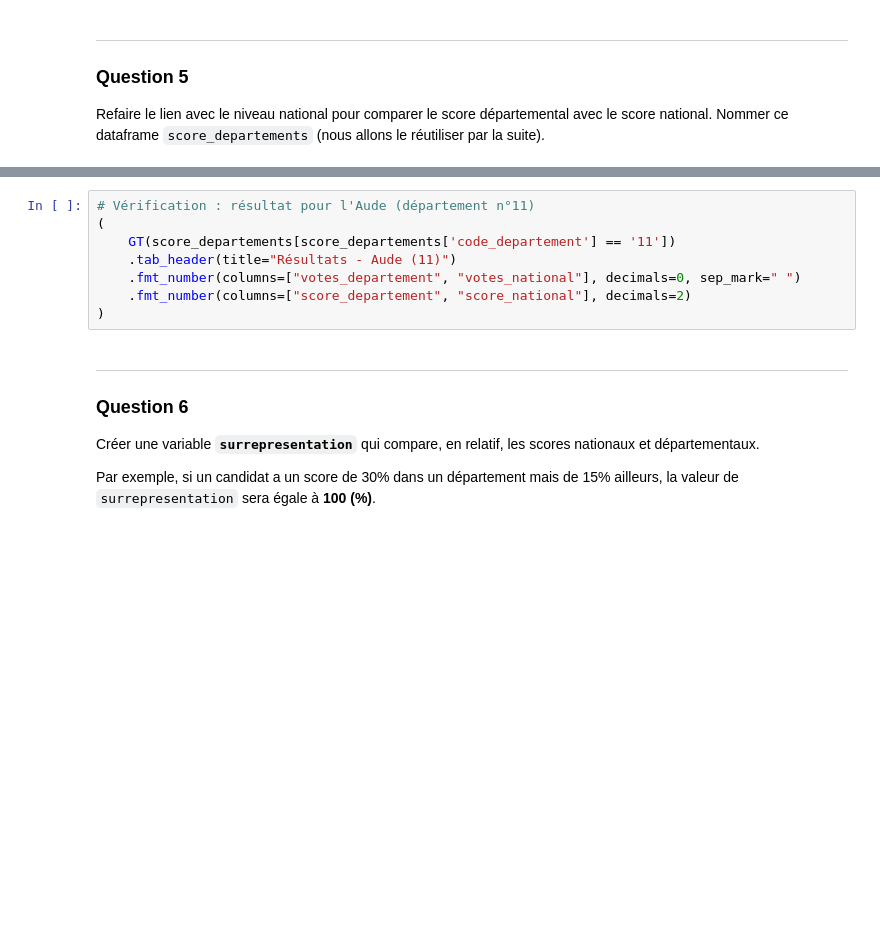
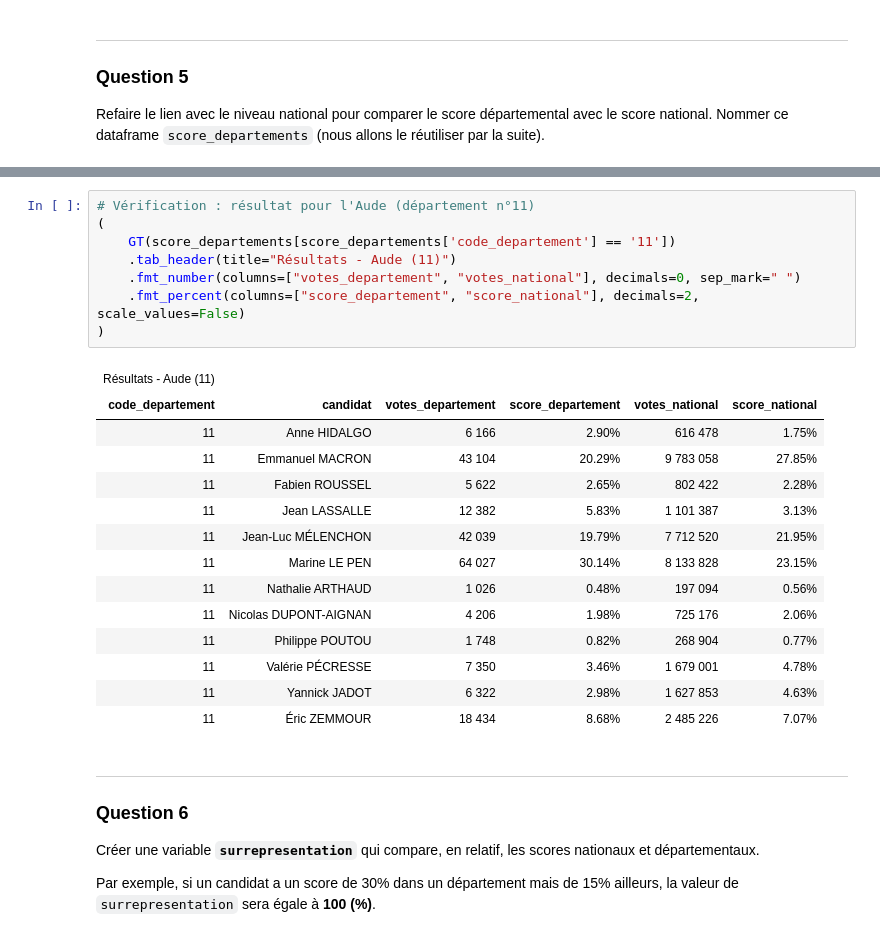
Before and after one commit to zgregi/DM_python_datascience, a Jupyter notebook: main.ipynb, the cells around one changed output, grey strips where cells are left out. Saved outputs shown, nothing was run; the diff lists cells and outputs as text; blank space fills up the shorter version.

```diff
--- a/main.ipynb
+++ b/main.ipynb
@@ -149,11 +244,26 @@ score_departements["ecart_national"] = score_departements["score_departement"] -
 # %%
 # Vérification : résultat pour l'Aude (département n°11)
 (
     GT(score_departements[score_departements['code_departement'] == '11'])
     .tab_header(title="Résultats - Aude (11)")
     .fmt_number(columns=["votes_departement", "votes_national"], decimals=0, sep_mark=" ")
-    .fmt_number(columns=["score_departement", "score_national"], decimals=2)
+    .fmt_percent(columns=["score_departement", "score_national"], decimals=2, scale_values=False)
 )
+# %% [output]
+| Résultats - Aude (11) |  |  |  |  |  |
+| code_departement | candidat | votes_departement | score_departement | votes_national | score_national |
+| 11 | Anne HIDALGO | 6 166 | 2.90% | 616 478 | 1.75% |
+| 11 | Emmanuel MACRON | 43 104 | 20.29% | 9 783 058 | 27.85% |
+| 11 | Fabien ROUSSEL | 5 622 | 2.65% | 802 422 | 2.28% |
+| 11 | Jean LASSALLE | 12 382 | 5.83% | 1 101 387 | 3.13% |
+| 11 | Jean-Luc MÉLENCHON | 42 039 | 19.79% | 7 712 520 | 21.95% |
+| 11 | Marine LE PEN | 64 027 | 30.14% | 8 133 828 | 23.15% |
+| 11 | Nathalie ARTHAUD | 1 026 | 0.48% | 197 094 | 0.56% |
+| 11 | Nicolas DUPONT-AIGNAN | 4 206 | 1.98% | 725 176 | 2.06% |
+| 11 | Philippe POUTOU | 1 748 | 0.82% | 268 904 | 0.77% |
+| 11 | Valérie PÉCRESSE | 7 350 | 3.46% | 1 679 001 | 4.78% |
+| 11 | Yannick JADOT | 6 322 | 2.98% | 1 627 853 | 4.63% |
+| 11 | Éric ZEMMOUR | 18 434 | 8.68% | 2 485 226 | 7.07% |
 # %% [markdown]
 ---
 ### Question 6
```
Also changed, not shown: parts of 9 cells of this notebook.
